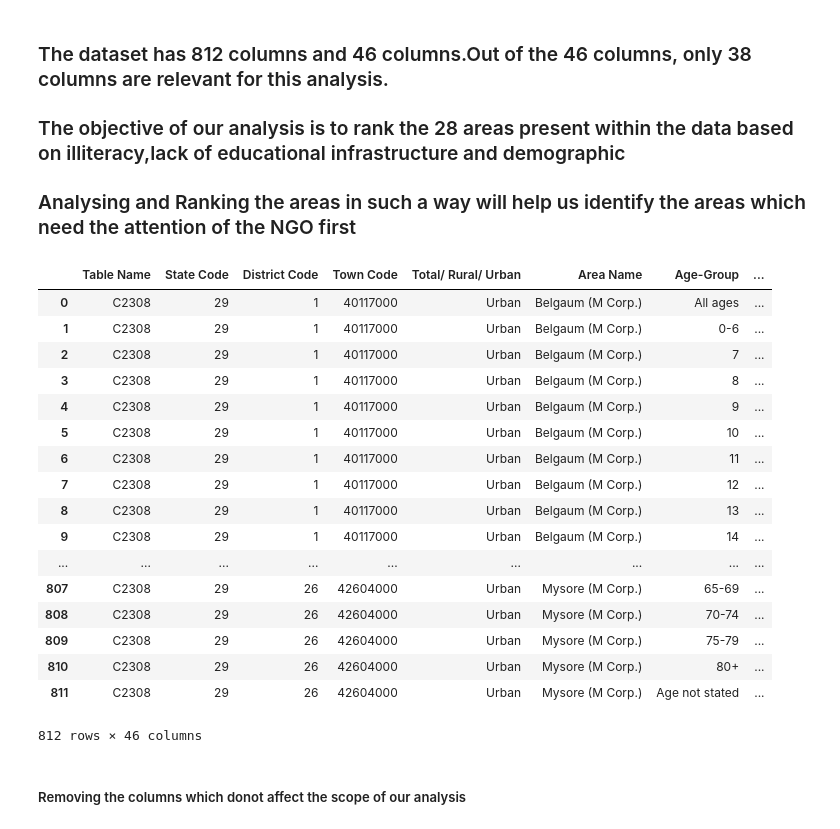
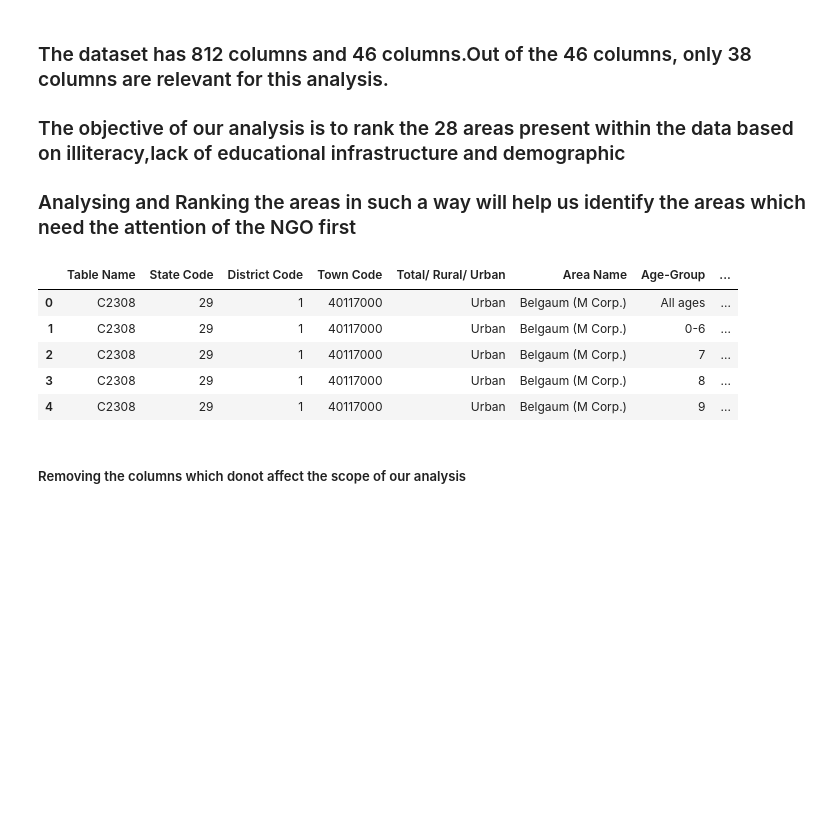
Before and after one commit to hartej-kathuria/StackRouteTest, a Jupyter notebook: Analysis.ipynb, the cells around one changed output. Cells and saved outputs as stored; diff of their text form; code cells hidden in the pictures; blank space fills up the shorter version.

```diff
--- a/Analysis.ipynb
+++ b/Analysis.ipynb
@@ -15,26 +15,14 @@ pd.set_option('display.max_columns',50)
 # %%
 data=pd.read_csv("Town-wise-education - Karnataka.csv")
 # %%
-data
+data.head()
 # %% [output]
 |  | Table Name | State Code | District Code | Town Code | Total/ Rural/ Urban | Area Name | Age-Group | ... |
 | 0 | C2308 | 29 | 1 | 40117000 | Urban | Belgaum (M Corp.) | All ages | ... |
 | 1 | C2308 | 29 | 1 | 40117000 | Urban | Belgaum (M Corp.) | 0-6 | ... |
 | 2 | C2308 | 29 | 1 | 40117000 | Urban | Belgaum (M Corp.) | 7 | ... |
 | 3 | C2308 | 29 | 1 | 40117000 | Urban | Belgaum (M Corp.) | 8 | ... |
 | 4 | C2308 | 29 | 1 | 40117000 | Urban | Belgaum (M Corp.) | 9 | ... |
-| 5 | C2308 | 29 | 1 | 40117000 | Urban | Belgaum (M Corp.) | 10 | ... |
-| 6 | C2308 | 29 | 1 | 40117000 | Urban | Belgaum (M Corp.) | 11 | ... |
-| 7 | C2308 | 29 | 1 | 40117000 | Urban | Belgaum (M Corp.) | 12 | ... |
-| 8 | C2308 | 29 | 1 | 40117000 | Urban | Belgaum (M Corp.) | 13 | ... |
-| 9 | C2308 | 29 | 1 | 40117000 | Urban | Belgaum (M Corp.) | 14 | ... |
-| ... | ... | ... | ... | ... | ... | ... | ... | ... |
-| 807 | C2308 | 29 | 26 | 42604000 | Urban | Mysore (M Corp.) | 65-69 | ... |
-| 808 | C2308 | 29 | 26 | 42604000 | Urban | Mysore (M Corp.) | 70-74 | ... |
-| 809 | C2308 | 29 | 26 | 42604000 | Urban | Mysore (M Corp.) | 75-79 | ... |
-| 810 | C2308 | 29 | 26 | 42604000 | Urban | Mysore (M Corp.) | 80+ | ... |
-| 811 | C2308 | 29 | 26 | 42604000 | Urban | Mysore (M Corp.) | Age not stated | ... |
-812 rows × 46 columns
 # %% [markdown]
 ##### Removing the columns which donot affect the scope of our analysis
 # %%
```
Also changed, not shown: parts of 2 cells of this notebook.
